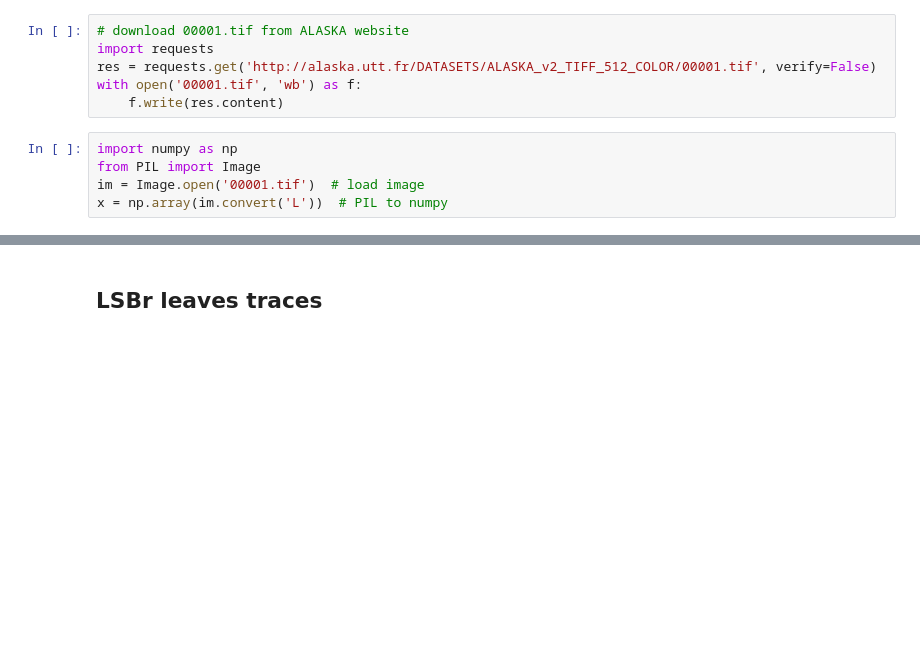
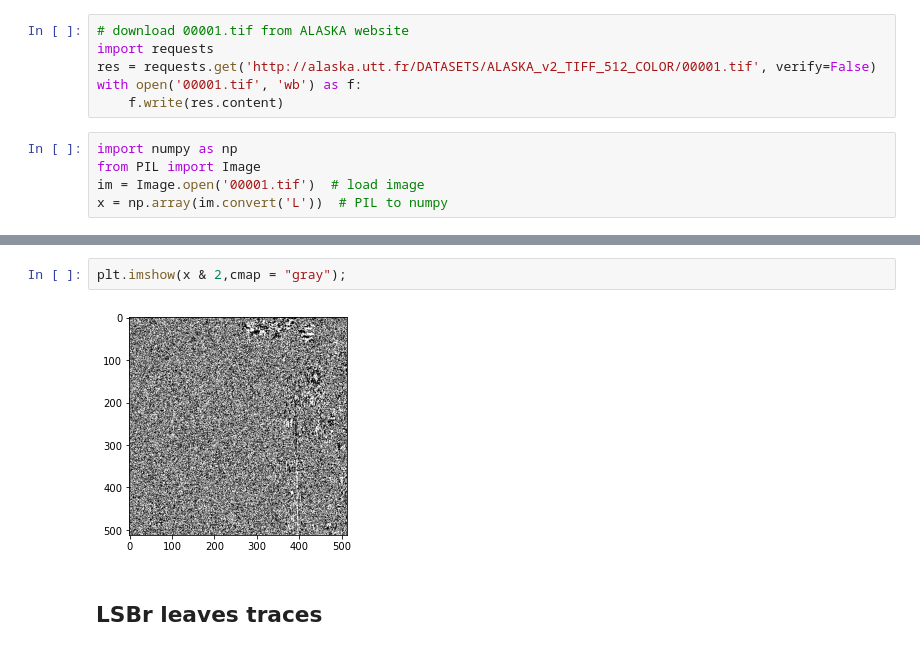
Before and after one commit to uibk-uncover/mip-stego-demo, a Jupyter notebook: notebooks/3_chi2_full.ipynb, the cells around one changed output, grey strips where cells are left out. Cells and saved outputs as stored; diff of their text form; blank space fills up the shorter version.

```diff
--- a/notebooks/3_chi2_full.ipynb
+++ b/notebooks/3_chi2_full.ipynb
@@ -33,3 +37,7 @@ import matplotlib.pyplot as plt
+# %%
+plt.imshow(x & 2,cmap = "gray");
+# %% [output]
+[figure, added]
 # %% [markdown]
 ## LSBr leaves traces
 # %% [markdown]
```
Also changed, not shown: parts of 4 cells of this notebook.
